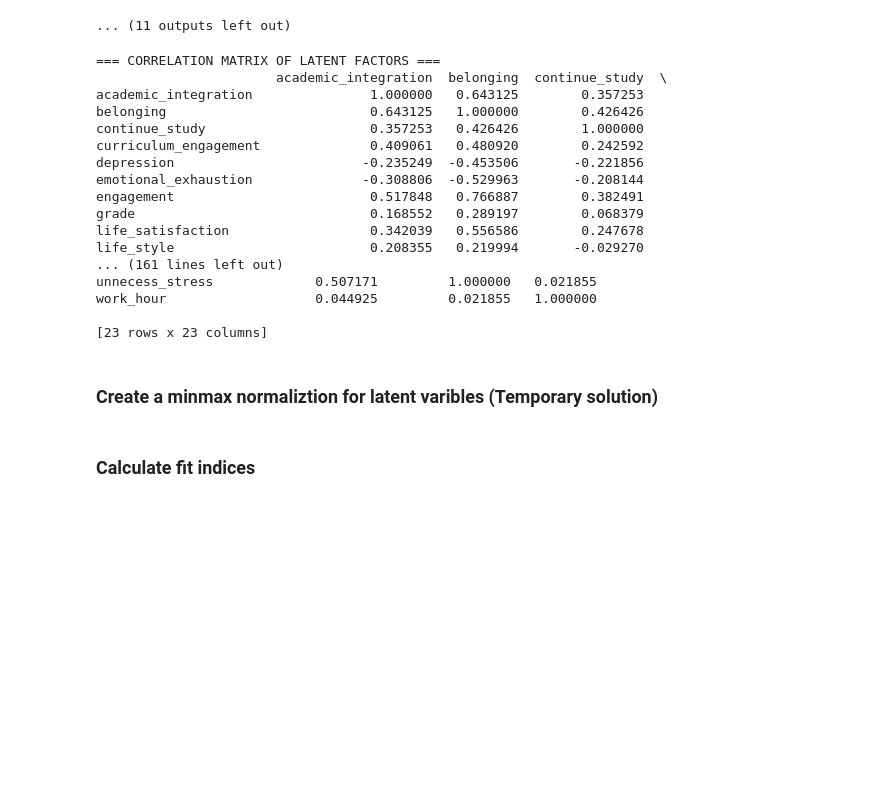
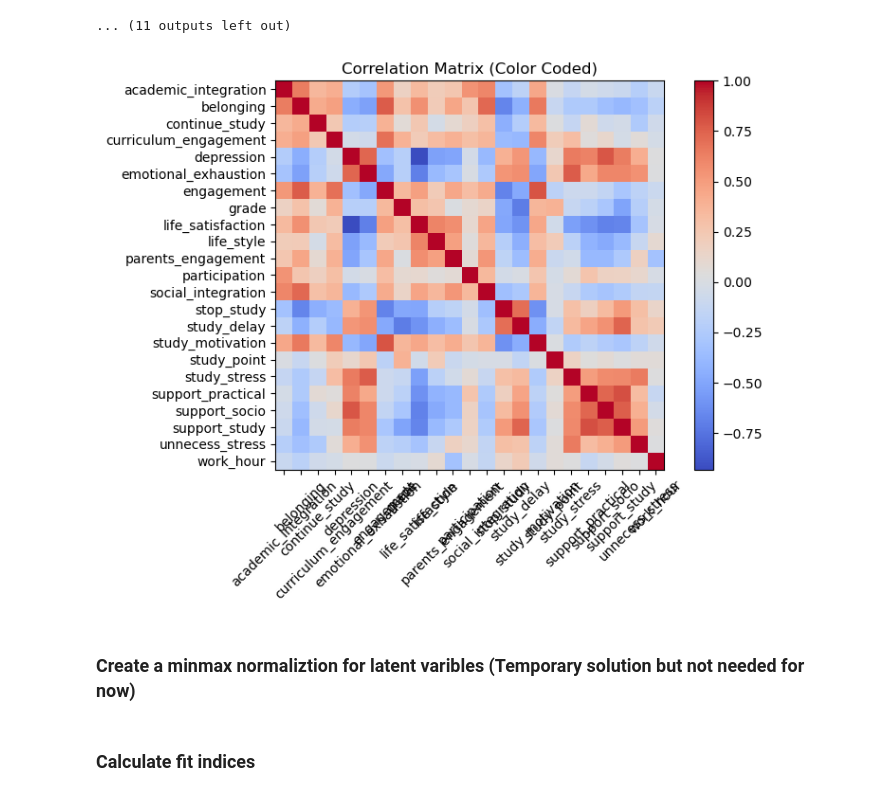
Before and after one commit to MC0338/Project-Data-Science, a Jupyter notebook: DataAnalysis.ipynb, the cells around one changed output. Saved outputs shown, nothing was run; the diff lists cells and outputs as text; code cells hidden in the pictures; blank space fills up the shorter version.

Commit message:
Working model with test regressions for relation between latent scores: Output files and histograms, correlation matrix.

```diff
--- a/DataAnalysis.ipynb
+++ b/DataAnalysis.ipynb
@@ -97,30 +97,21 @@ for col in latent_scores.columns:
 # %%
 # Compute latent factor scores
 latent_scores = model.predict_factors(df)
 
 # Correlation matrix
 corr_matrix = latent_scores.corr()
+plt.figure(figsize=(8,6))
+plt.imshow(corr_matrix, interpolation='nearest', cmap='coolwarm')
+plt.title("Correlation Matrix (Color Coded)")
+plt.colorbar()
+plt.xticks(range(len(corr_matrix)), corr_matrix.columns, rotation=45)
+plt.yticks(range(len(corr_matrix)), corr_matrix.columns)
+plt.tight_layout()
+plt.show()
 
-print("\n=== CORRELATION MATRIX OF LATENT FACTORS ===")
-print(corr_matrix)
+# print(corr_matrix)
 # %% [output]
-=== CORRELATION MATRIX OF LATENT FACTORS ===
-                       academic_integration  belonging  continue_study  \
-academic_integration               1.000000   0.643125        0.357253
-belonging                          0.643125   1.000000        0.426426
-continue_study                     0.357253   0.426426        1.000000
-curriculum_engagement              0.409061   0.480920        0.242592
-depression                        -0.235249  -0.453506       -0.221856
-emotional_exhaustion              -0.308806  -0.529963       -0.208144
-engagement                         0.517848   0.766887        0.382491
-grade                              0.168552   0.289197        0.068379
-life_satisfaction                  0.342039   0.556586        0.247678
-life_style                         0.208355   0.219994       -0.029270
-... (161 lines left out)
-unnecess_stress             0.507171         1.000000   0.021855
-work_hour                   0.044925         0.021855   1.000000
-
-[23 rows x 23 columns]
+[figure, added]
 # %% [markdown]
-### Create a minmax normaliztion for latent varibles (Temporary solution)
+### Create a minmax normaliztion for latent varibles (Temporary solution but not needed for now)
 # %%
```
Also changed, not shown: parts of 7 cells of this notebook, 4 other files.
